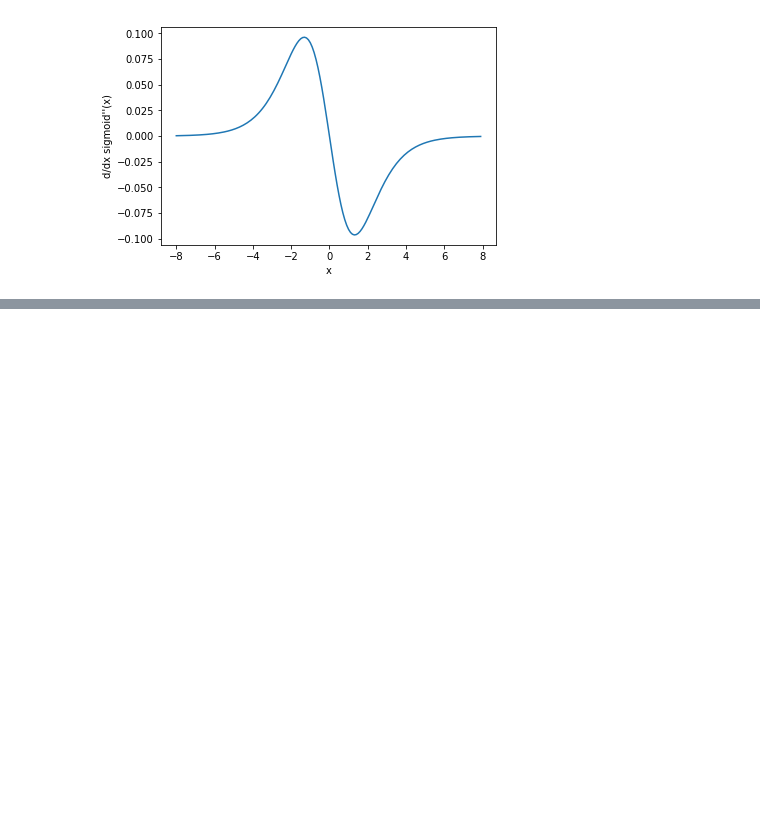
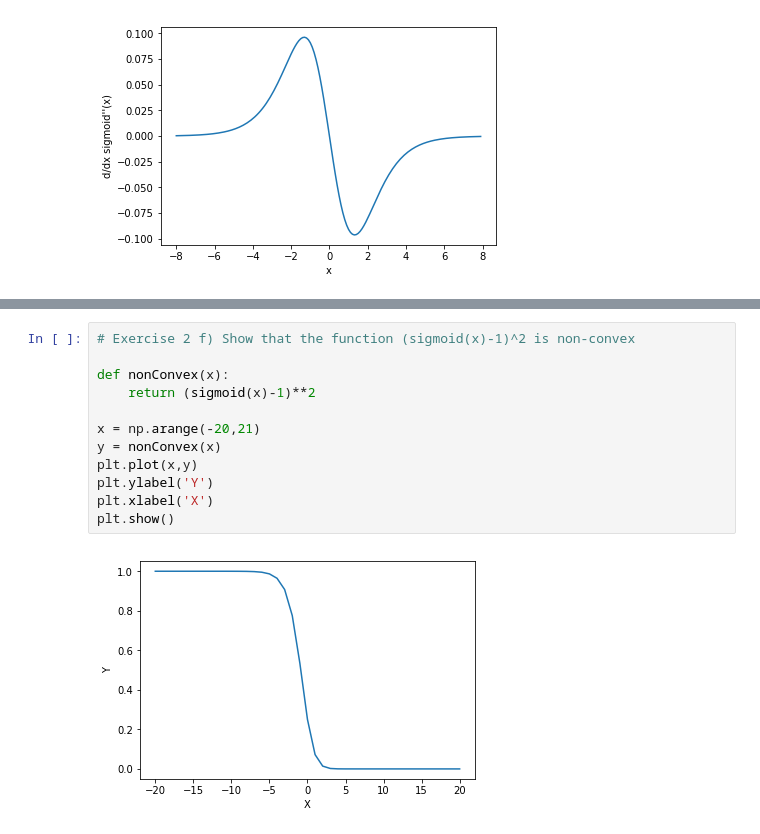
Before and after one commit to suizo12/TSM_DeLearn, a Jupyter notebook: work02/sigmoid.ipynb, the cells around one changed output, grey strips where cells are left out. Saved outputs shown, nothing was run; the diff lists cells and outputs as text; blank space fills up the shorter version.

```diff
--- a/work02/sigmoid.ipynb
+++ b/work02/sigmoid.ipynb
@@ -34,0 +62,14 @@ plt.show()
+# %%
+# Exercise 2 f) Show that the function (sigmoid(x)-1)^2 is non-convex
+
+def nonConvex(x):
+    return (sigmoid(x)-1)**2
+
+x = np.arange(-20,21)
+y = nonConvex(x)
+plt.plot(x,y)
+plt.ylabel('Y')
+plt.xlabel('X')
+plt.show()
+# %% [output]
+[figure, added]
```
Also changed, not shown: parts of 3 cells of this notebook, 18 other files.
